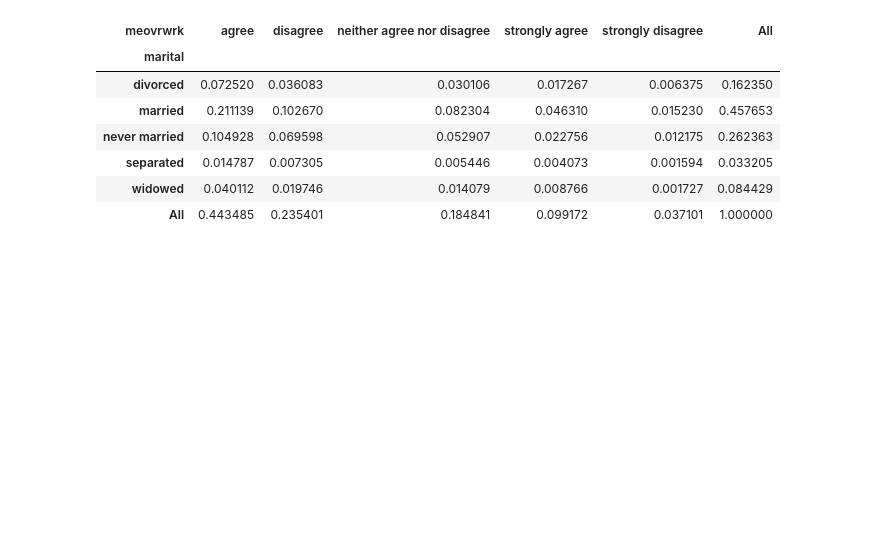
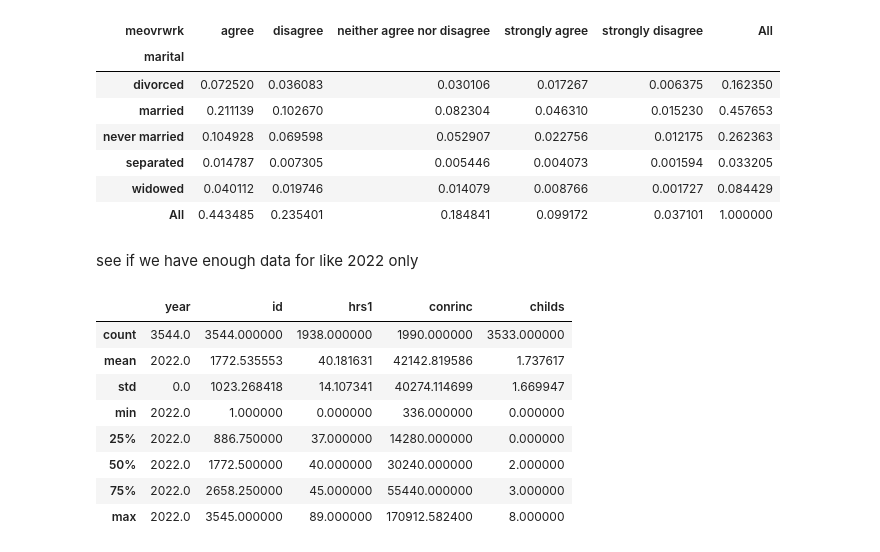
Before and after one commit to imdressel/project_gss, a Jupyter notebook: GSS_Isabella's_Part.ipynb, the cells around one changed output. Cells and saved outputs as stored; diff of their text form; code cells hidden in the pictures; blank space fills up the shorter version.

```diff
--- a/GSS_Isabella's_Part.ipynb
+++ b/GSS_Isabella's_Part.ipynb
@@ -103,3 +103,5 @@ pd.crosstab(df['marital'],df['meovrwrk'],margins=True,normalize=True)
 | separated | 0.014787 | 0.007305 | 0.005446 | 0.004073 | 0.001594 | 0.033205 |
 | widowed | 0.040112 | 0.019746 | 0.014079 | 0.008766 | 0.001727 | 0.084429 |
 | All | 0.443485 | 0.235401 | 0.184841 | 0.099172 | 0.037101 | 1.000000 |
+# %% [markdown]
+see if we have enough data for like 2022 only
@@ -105,0 +110,12 @@ pd.crosstab(df['marital'],df['meovrwrk'],margins=True,normalize=True)
+# %%
+df2022.describe()
+# %% [output]
+|  | year | id | hrs1 | conrinc | childs |
+| count | 3544.0 | 3544.000000 | 1938.000000 | 1990.000000 | 3533.000000 |
+| mean | 2022.0 | 1772.535553 | 40.181631 | 42142.819586 | 1.737617 |
+| std | 0.0 | 1023.268418 | 14.107341 | 40274.114699 | 1.669947 |
+| min | 2022.0 | 1.000000 | 0.000000 | 336.000000 | 0.000000 |
+| 25% | 2022.0 | 886.750000 | 37.000000 | 14280.000000 | 0.000000 |
+| 50% | 2022.0 | 1772.500000 | 40.000000 | 30240.000000 | 2.000000 |
+| 75% | 2022.0 | 2658.250000 | 45.000000 | 55440.000000 | 3.000000 |
+| max | 2022.0 | 3545.000000 | 89.000000 | 170912.582400 | 8.000000 |
```
Also changed, not shown: parts of 2 cells of this notebook.
